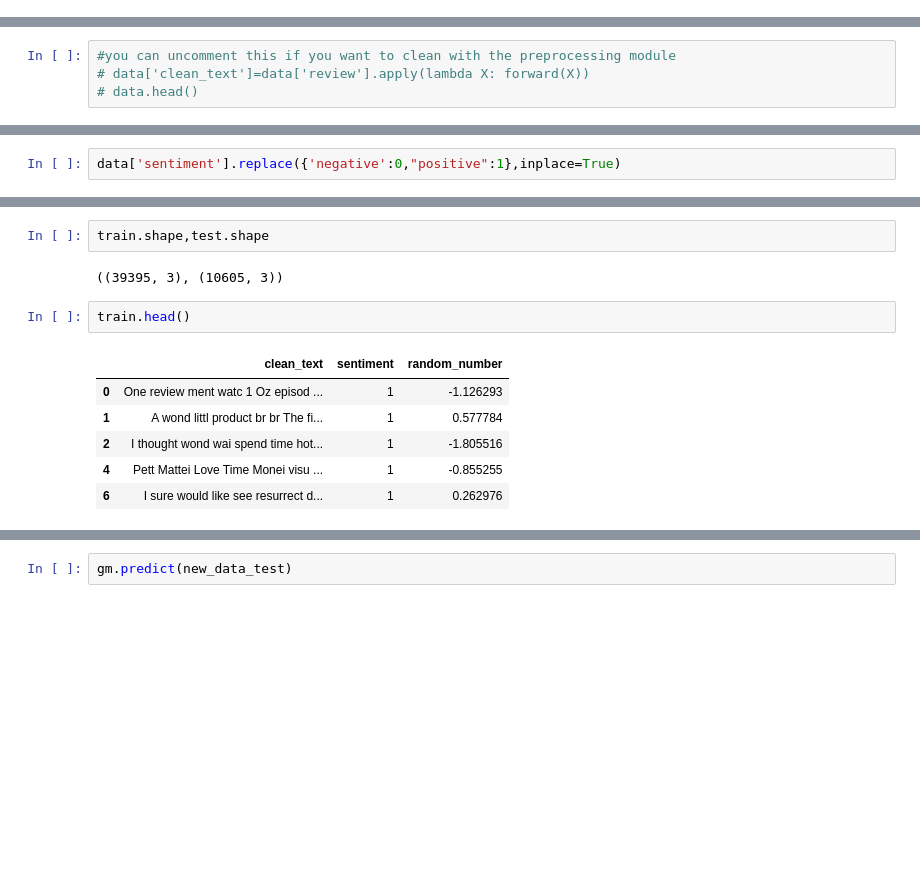
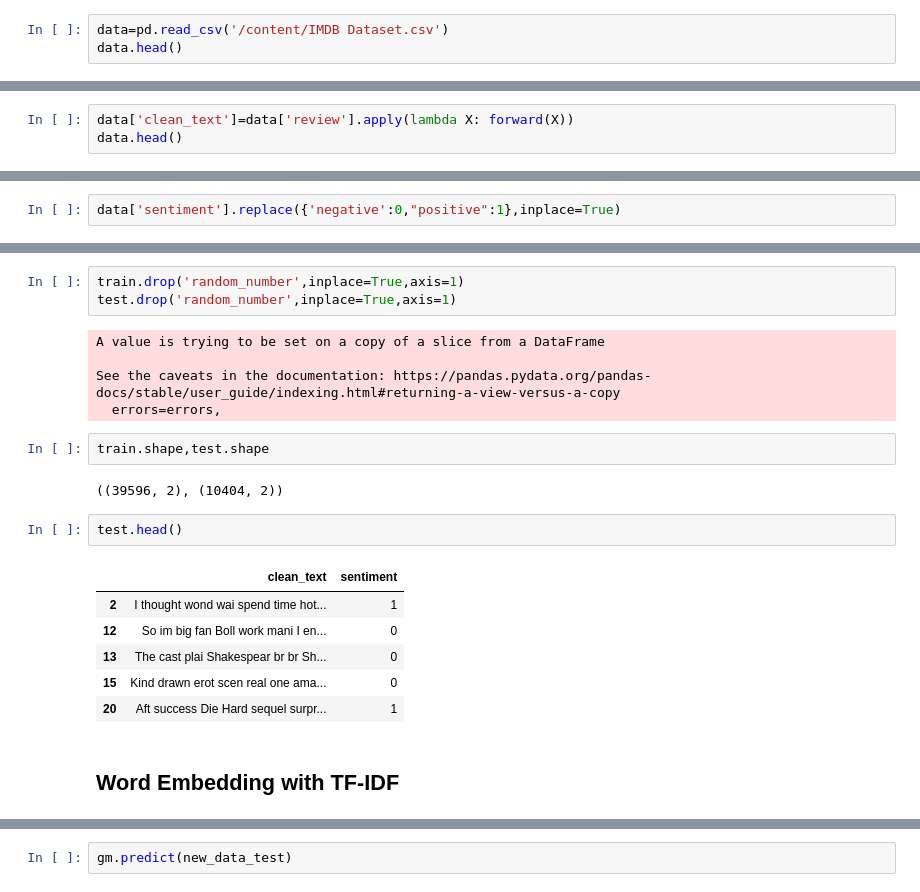
Before and after one commit to Success-Vera/Gaussian-Mixture-Models, a Jupyter notebook: master.ipynb, the cells around one changed output, grey strips where cells are left out. Saved outputs shown, nothing was run; the diff lists cells and outputs as text; blank space fills up the shorter version.

```diff
--- a/master.ipynb
+++ b/master.ipynb
@@ -68,0 +62,3 @@ data.head()
+# %%
+data=pd.read_csv('/content/IMDB Dataset.csv')
+data.head()
@@ -69,4 +72,3 @@ data.head()
 # %%
-#you can uncomment this if you want to clean with the preprocessing module
-# data['clean_text']=data['review'].apply(lambda X: forward(X))
-# data.head()
+data['clean_text']=data['review'].apply(lambda X: forward(X))
+data.head()
@@ -85,13 +110,23 @@ test = data_set[data_set['random_number'] > 0.8]
+# %%
+train.drop('random_number',inplace=True,axis=1)
+test.drop('random_number',inplace=True,axis=1)
+# %% [output]
+A value is trying to be set on a copy of a slice from a DataFrame
+
+See the caveats in the documentation: https://pandas.pydata.org/pandas-docs/stable/user_guide/indexing.html#returning-a-view-versus-a-copy
+  errors=errors,
 # %%
 train.shape,test.shape
 # %% [output]
-((39395, 3), (10605, 3))
+((39596, 2), (10404, 2))
 # %%
-train.head()
+test.head()
 # %% [output]
-|  | clean_text | sentiment | random_number |
-| 0 | One review ment watc 1 Oz episod ... | 1 | -1.126293 |
-| 1 | A wond littl product br br The fi... | 1 | 0.577784 |
-| 2 | I thought wond wai spend time hot... | 1 | -1.805516 |
-| 4 | Pett Mattei Love Time Monei visu ... | 1 | -0.855255 |
-| 6 | I sure would like see resurrect d... | 1 | 0.262976 |
+|  | clean_text | sentiment |
+| 2 | I thought wond wai spend time hot... | 1 |
+| 12 | So im big fan Boll work mani I en... | 0 |
+| 13 | The cast plai Shakespear br br Sh... | 0 |
+| 15 | Kind drawn erot scen real one ama... | 0 |
+| 20 | Aft success Die Hard sequel surpr... | 1 |
+# %% [markdown]
+## Word Embedding with TF-IDF
```
Also changed, not shown: parts of 21 cells of this notebook.
